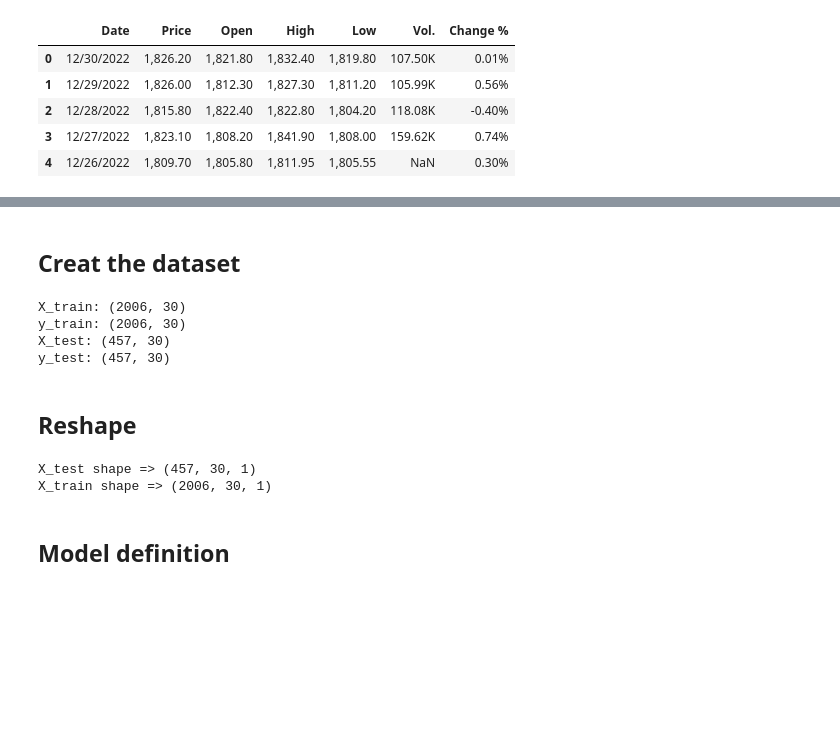
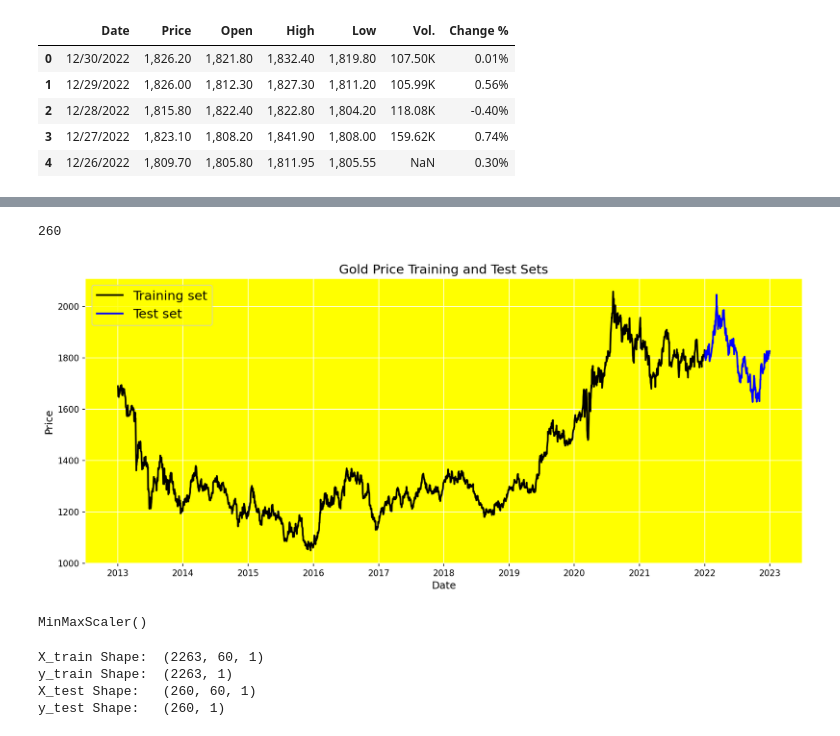
Before and after one commit to fatemeh-mndz/Gold-Price-Prediction, a Jupyter notebook: lstm_model.ipynb, the cells around one changed output, grey strips where cells are left out. Saved outputs shown, nothing was run; the diff lists cells and outputs as text; code cells hidden in the pictures; blank space fills up the shorter version.

```diff
--- a/lstm_model.ipynb
+++ b/lstm_model.ipynb
@@ -25,6 +26,4 @@ df.head()
 | 3 | 12/27/2022 | 1,823.10 | 1,808.20 | 1,841.90 | 1,808.00 | 159.62K | 0.74% |
 | 4 | 12/26/2022 | 1,809.70 | 1,805.80 | 1,811.95 | 1,805.55 | NaN | 0.30% |
 # %%
-df['Date'] = pd.to_datetime(df['Date'])
 df=df.drop(columns=["Vol.","Change %","Open","High","Low"])
-df.sort_values(by="Date",inplace=True)
@@ -43,3 +30,7 @@ memory usage: 60.5+ KB
+# %%
+df['Date'] = pd.to_datetime(df['Date'])
+df.sort_values(by='Date', ascending=True, inplace=True)
+df.reset_index(drop=True, inplace=True)
 # %%
 NumCols = df.columns.drop(['Date'])
 df[NumCols] = df[NumCols].replace({',': ''}, regex=True)
@@ -79,27 +37,0 @@ test data: 517
-# %% [markdown]
-## Creat the dataset
-# %%
-def create_dataset(dataset, time_step_in=1,time_step_out=1):
-    X, Y = [], []
-
-    for i in range(len(dataset) - time_step_in - time_step_out):
-        a = dataset[i:(i + time_step_in), 0]
-        X.append(a)
-
-        b = dataset[(i + time_step_in):(i + time_step_in + time_step_out), 0]
-        Y.append(b)
-
-    return np.array(X), np.array(Y)
-
-time_step_in=30
-time_step_out=30
-X_train,y_train=create_dataset(train_data,time_step_out,time_step_in)
-X_test,y_test=create_dataset(test_data,time_step_out,time_step_in)
-print(f"X_train: {X_train.shape} \ny_train: {y_train.shape}\nX_test: {X_test.shape}\ny_test: {y_test.shape}")
-# %% [output]
-X_train: (2006, 30)
-y_train: (2006, 30)
-X_test: (457, 30)
-y_test: (457, 30)
-# %% [markdown]
-## Reshape
@@ -105,0 +45,24 @@ y_test: (457, 30)
+# %%
+test_size = df[df.Date.dt.year==2022].shape[0]
+test_size
+# %% [output]
+260
+# %%
+plt.figure(figsize=(15, 6), dpi=150)
+plt.rcParams['axes.facecolor'] = 'yellow'
+plt.rc('axes',edgecolor='white')
+plt.plot(df.Date[:-test_size], df.Price[:-test_size], color='black', lw=2)
+plt.plot(df.Date[-test_size:], df.Price[-test_size:], color='blue', lw=2)
+plt.title('Gold Price Training and Test Sets', fontsize=15)
+plt.xlabel('Date', fontsize=12)
+plt.ylabel('Price', fontsize=12)
+plt.legend(['Training set', 'Test set'], loc='upper left', prop={'size': 15})
+plt.grid(color='white')
+plt.show()
+# %% [output]
+[figure, added]
+# %%
+scaler = MinMaxScaler()
+scaler.fit(df.Price.values.reshape(-1,1))
+# %% [output]
+MinMaxScaler()
@@ -106,11 +95,17 @@ y_test: (457, 30)
 # %%
-X_train=X_train.reshape(X_train.shape[0],X_train.shape[1],1)
-X_test=X_test.reshape(X_test.shape[0],X_test.shape[1],1)
-print(f"X_test shape => {X_test.shape}\nX_train shape => {X_train.shape}")
+X_train = np.reshape(X_train, (X_train.shape[0], X_train.shape[1], 1))
+X_test  = np.reshape(X_test, (X_test.shape[0], X_test.shape[1], 1))
+y_train = np.reshape(y_train, (-1,1))
+y_test  = np.reshape(y_test, (-1,1))
-# %% [output]
-X_test shape => (457, 30, 1)
-X_train shape => (2006, 30, 1)
-# %% [markdown]
-## Model definition
+# %%
+print('X_train Shape: ', X_train.shape)
+print('y_train Shape: ', y_train.shape)
+print('X_test Shape:  ', X_test.shape)
+print('y_test Shape:  ', y_test.shape)
+# %% [output]
+X_train Shape:  (2263, 60, 1)
+y_train Shape:  (2263, 1)
+X_test Shape:   (260, 60, 1)
+y_test Shape:   (260, 1)
 # %%
 model=Sequential()
```
Also changed, not shown: parts of 25 cells of this notebook, 2 other files.
